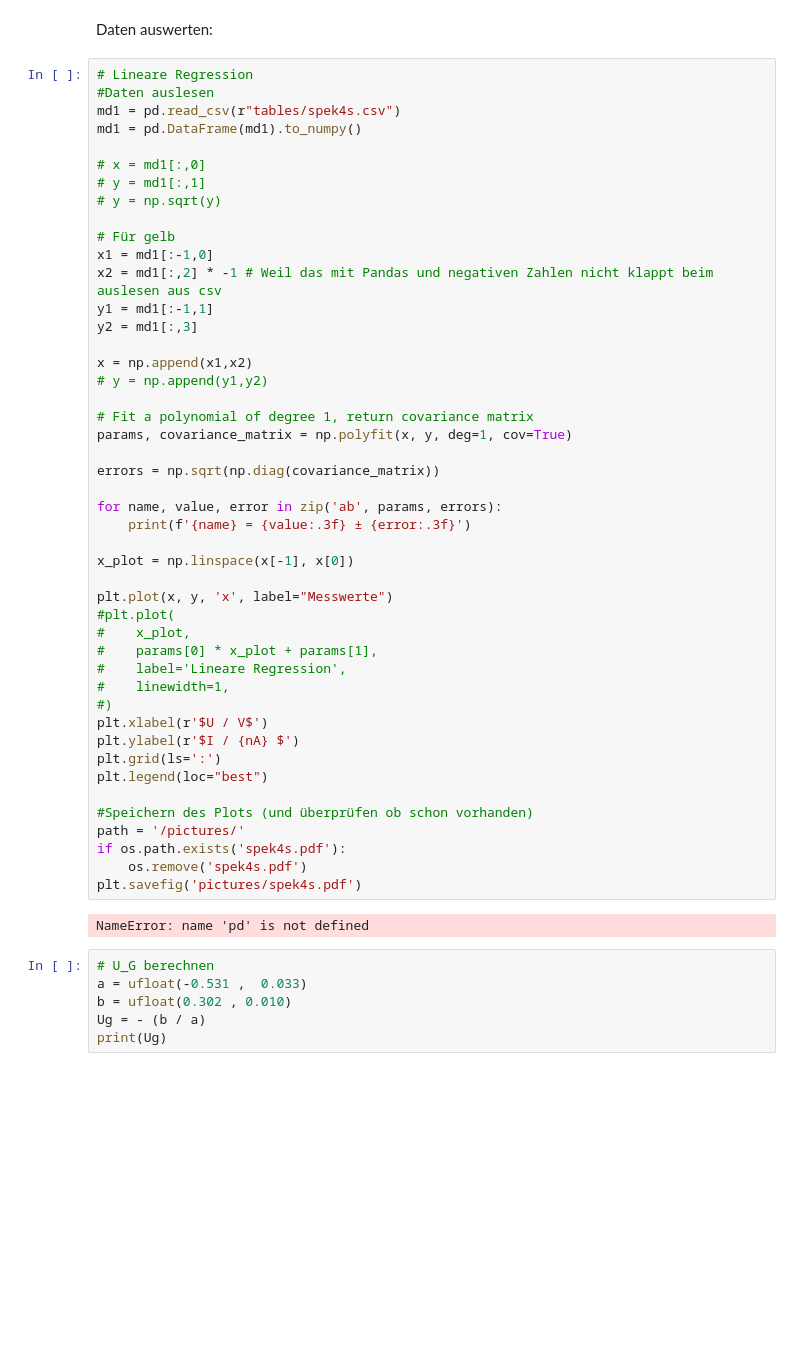
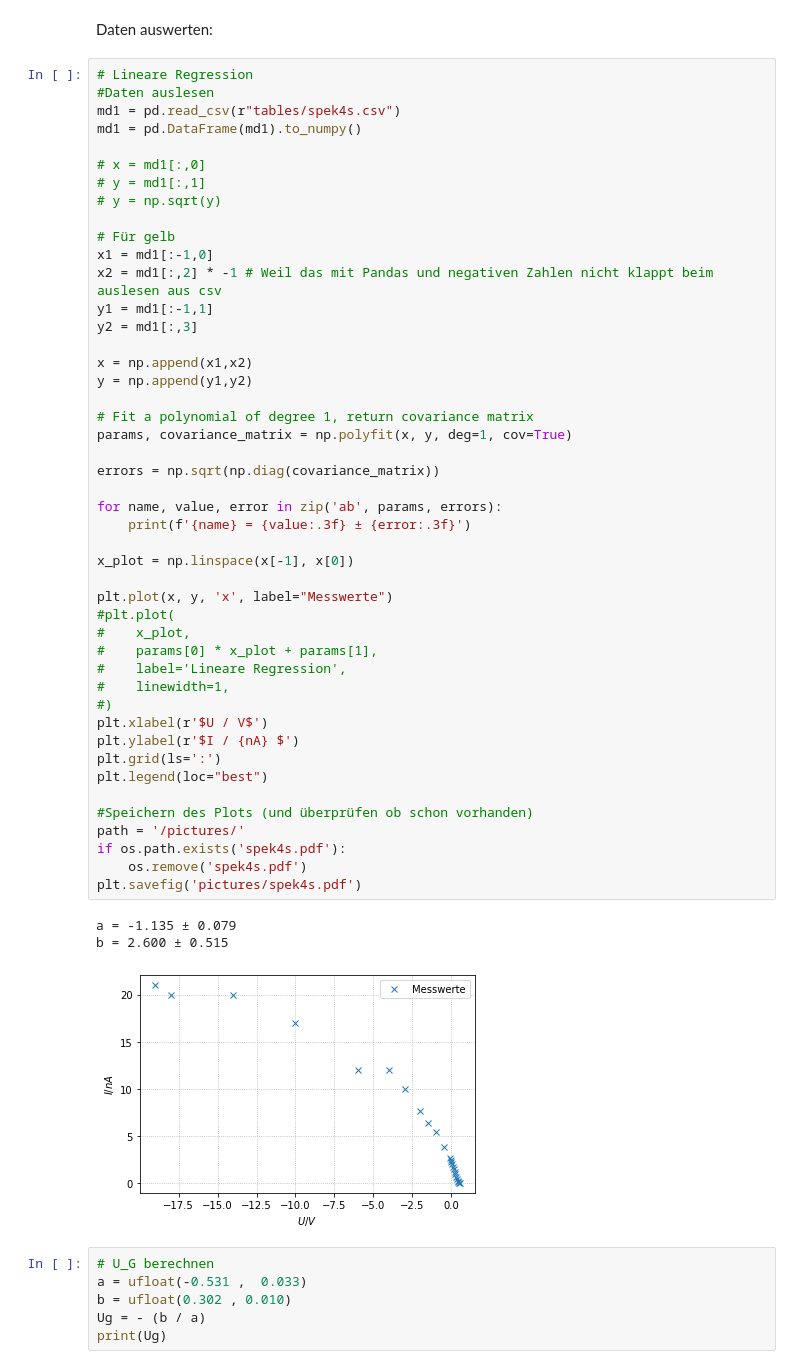
Before and after one commit to waerther/grundpraktikum2, a Jupyter notebook: v500/auswertung.ipynb, the cells around one changed output. Drawn from its saved outputs; the diff is of its cells as text; blank space fills up the shorter version.

```diff
--- a/v500/auswertung.ipynb
+++ b/v500/auswertung.ipynb
@@ -53,37 +53,39 @@ y1 = md1[:-1,1]
 y2 = md1[:,3]
 
 x = np.append(x1,x2)
-# y = np.append(y1,y2)
+y = np.append(y1,y2)
 
 # Fit a polynomial of degree 1, return covariance matrix
 params, covariance_matrix = np.polyfit(x, y, deg=1, cov=True)
 
 errors = np.sqrt(np.diag(covariance_matrix))
 
 for name, value, error in zip('ab', params, errors):
     print(f'{name} = {value:.3f} ± {error:.3f}')
 
 x_plot = np.linspace(x[-1], x[0])
 
 plt.plot(x, y, 'x', label="Messwerte")
 #plt.plot(
 #    x_plot,
 #    params[0] * x_plot + params[1],
 #    label='Lineare Regression',
 #    linewidth=1,
 #)
 plt.xlabel(r'$U / V$')
 plt.ylabel(r'$I / {nA} $')
 plt.grid(ls=':')
 plt.legend(loc="best")
 
 #Speichern des Plots (und überprüfen ob schon vorhanden)
 path = '/pictures/'
 if os.path.exists('spek4s.pdf'):
     os.remove('spek4s.pdf')
 plt.savefig('pictures/spek4s.pdf')
 # %% [output]
-NameError: name 'pd' is not defined
+a = -1.135 ± 0.079
+b = 2.600 ± 0.515
+[figure, added]
 # %%
 # U_G berechnen
 a = ufloat(-0.531 ,  0.033)
```
Also changed, not shown: parts of 1 cell of this notebook, 9 other files.
